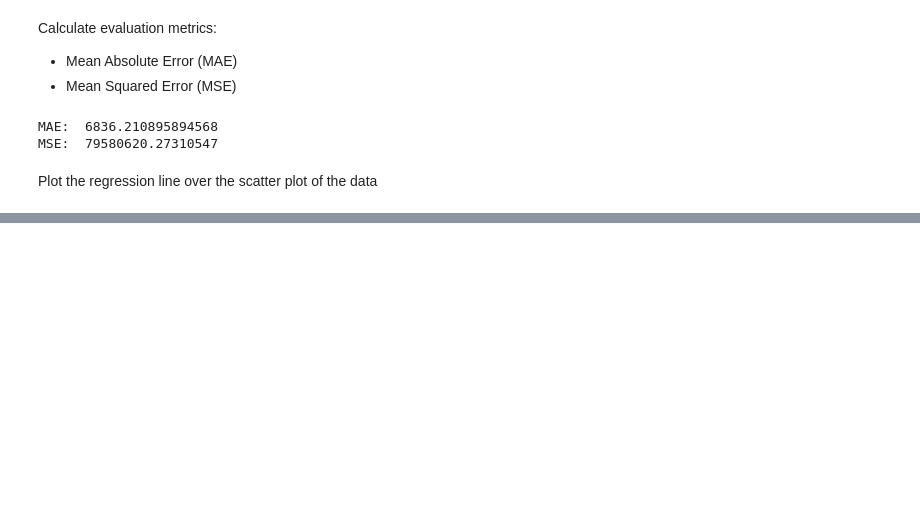
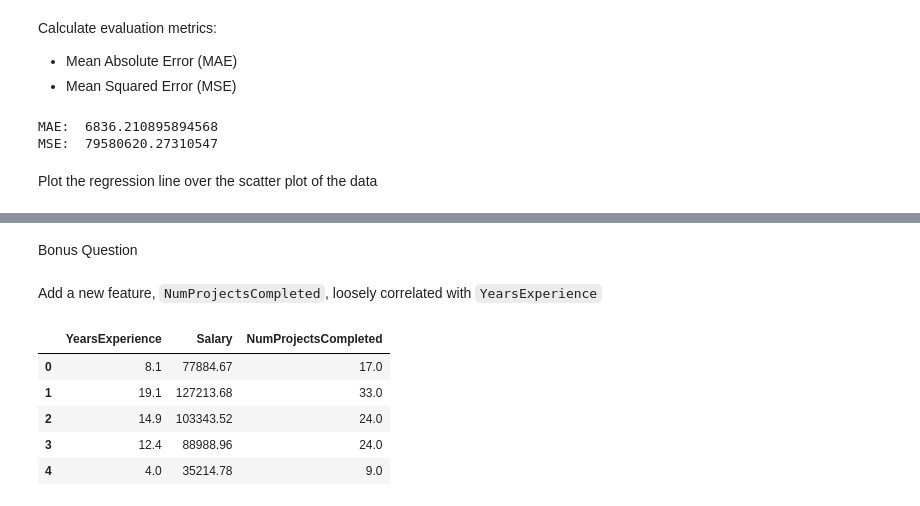
Before and after one commit to Shambhavi410/BCS-Winter-Project-STACK-O-MATIC, a Jupyter notebook: Assignment_2/BCS_Assignment_2.ipynb, the cells around one changed output, grey strips where cells are left out. Drawn from its saved outputs; the diff is of its cells as text; code cells hidden in the pictures; blank space fills up the shorter version.

```diff
--- a/Assignment_2/BCS_Assignment_2.ipynb
+++ b/Assignment_2/BCS_Assignment_2.ipynb
@@ -92,0 +100,15 @@ Text(0, 0.5, 'Salary')
+# %% [markdown]
+Bonus Question
+# %% [markdown]
+Add a new feature, `NumProjectsCompleted`, loosely correlated with `YearsExperience`
+# %%
+noise = np.random.randint(-3, 4, len(data))
+data['NumProjectsCompleted'] = np.floor( 1.8*data['YearsExperience'] + noise )
+data.head()
+# %% [output]
+|  | YearsExperience | Salary | NumProjectsCompleted |
+| 0 | 8.1 | 77884.67 | 17.0 |
+| 1 | 19.1 | 127213.68 | 33.0 |
+| 2 | 14.9 | 103343.52 | 24.0 |
+| 3 | 12.4 | 88988.96 | 24.0 |
+| 4 | 4.0 | 35214.78 | 9.0 |
```
Also changed, not shown: parts of 11 cells of this notebook.
